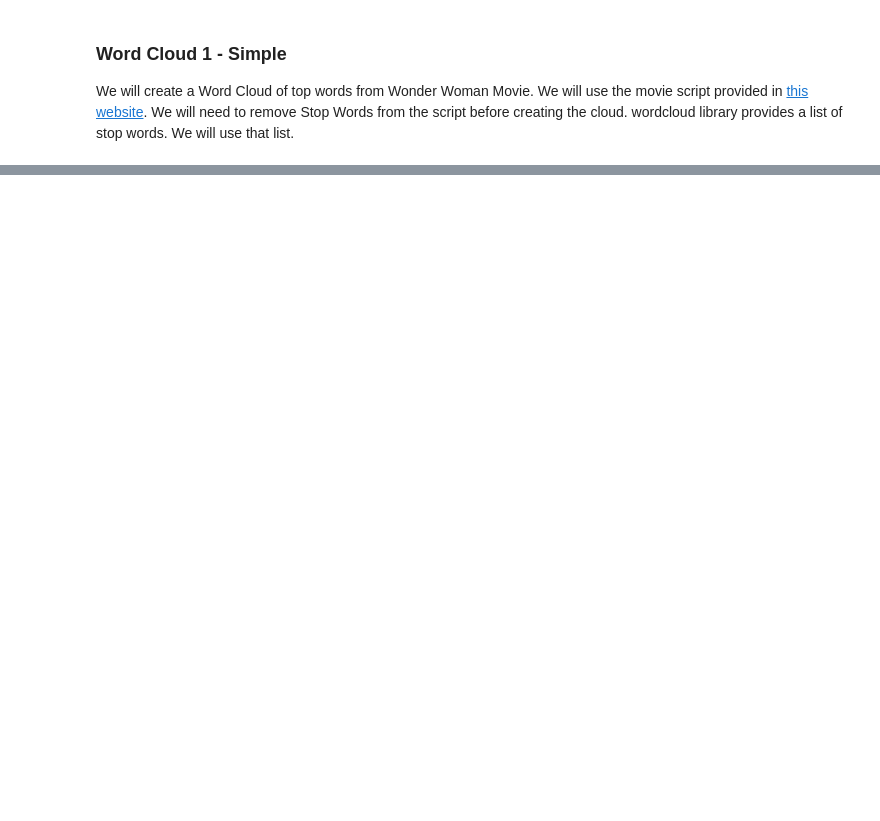
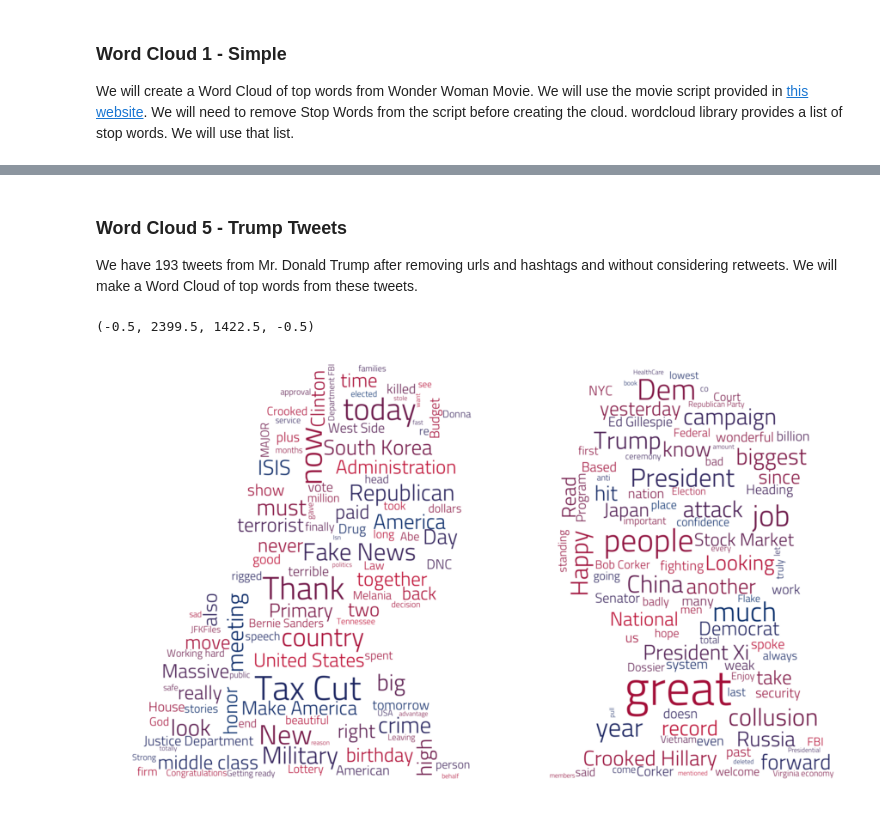
Before and after one commit to shreyansh26/cool-data-visualizations, a Jupyter notebook: wordclouds/word-clouds.ipynb, the cells around one changed output, grey strips where cells are left out. Saved outputs shown, nothing was run; the diff lists cells and outputs as text; code cells hidden in the pictures; blank space fills up the shorter version.

```diff
--- a/wordclouds/word-clouds.ipynb
+++ b/wordclouds/word-clouds.ipynb
@@ -52,0 +145,27 @@ plt.axis("off")
+# %% [markdown]
+### Word Cloud 5 - Trump Tweets
+
+We have 193 tweets from Mr. Donald Trump after removing urls and hashtags and without considering retweets. We will make a Word Cloud of top words from these tweets.
+# %%
+script = open("trump.txt", "r").read()
+# Set of Stop words
+stopwords = set(STOPWORDS)
+stopwords.add("will")
+# Add mask
+trump_mask = np.array(Image.open("trump.jpg"))
+from matplotlib.colors import LinearSegmentedColormap
+colors = ["#BF0A30", "#002868"]
+cmap = LinearSegmentedColormap.from_list("mycmap", colors)
+
+# Create WordCloud Object
+wc = WordCloud(background_color="white", stopwords=stopwords, font_path="titilium.ttf",
+               mask=trump_mask, colormap=cmap)
+wc.generate(script)
+
+
+plt.figure()
+plt.imshow(wc, interpolation="bilinear")
+plt.axis("off")
+# %% [output]
+(-0.5, 2399.5, 1422.5, -0.5)
+[figure, added]
```
Also changed, not shown: parts of 12 cells of this notebook.
